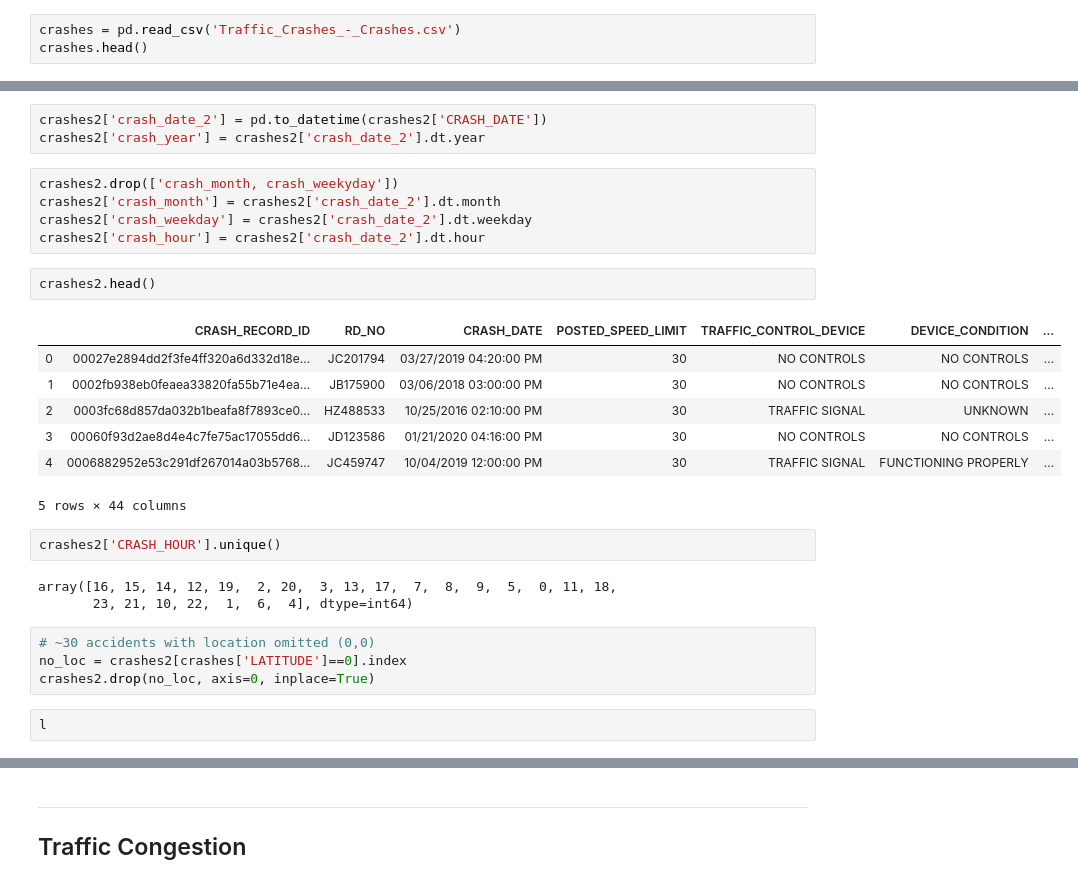
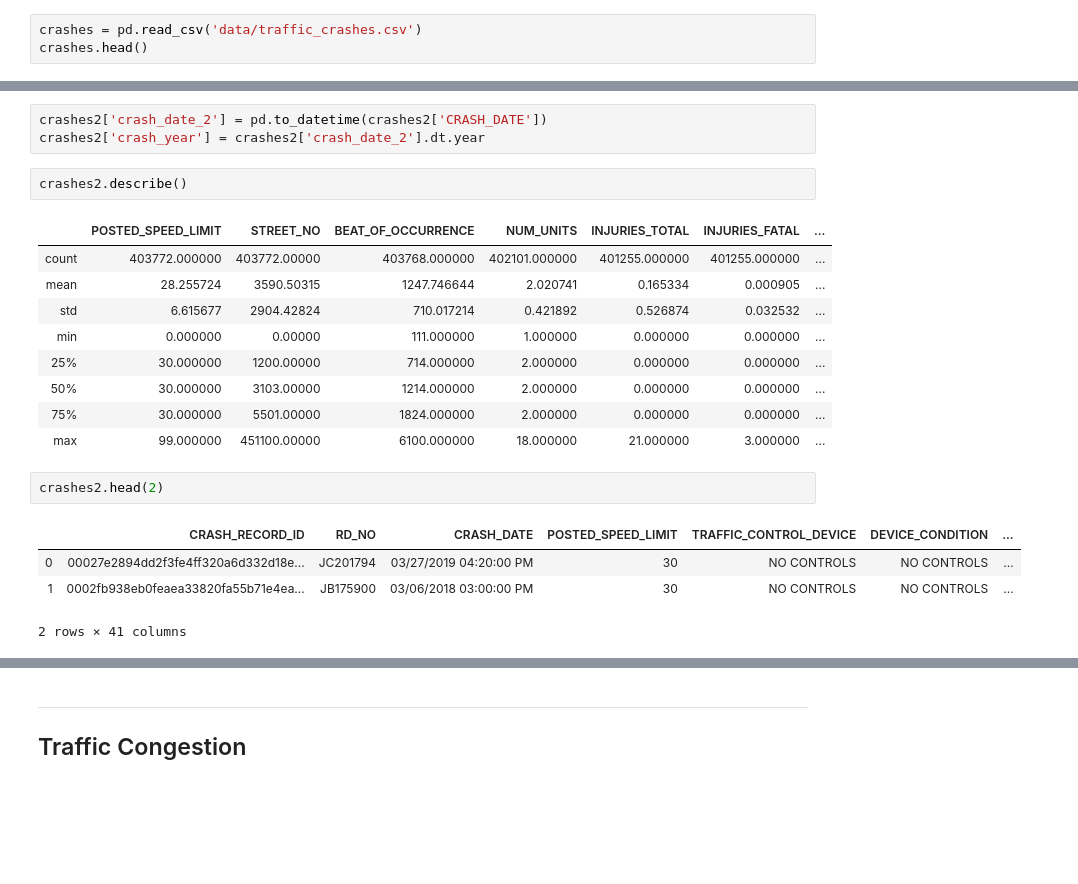
Before and after one commit to Morgan-Sell/chi-traffic-accidents, a Jupyter notebook: chi-transport-eda.ipynb, the cells around one changed output, grey strips where cells are left out. Drawn from its saved outputs; the diff is of its cells as text; blank space fills up the shorter version.

```diff
--- a/chi-transport-eda.ipynb
+++ b/chi-transport-eda.ipynb
@@ -22,7 +22,7 @@ this is _switch_path ---- path =  C:\Users\morga\Anaconda3\lib\site-packages
 # %% [markdown]
 ## Traffic Crashes
 # %%
-crashes = pd.read_csv('Traffic_Crashes_-_Crashes.csv')
+crashes = pd.read_csv('data/traffic_crashes.csv')
 crashes.head()
 # %% [output]
 |  | CRASH_RECORD_ID | RD_NO | CRASH_DATE_EST_I | CRASH_DATE | POSTED_SPEED_LIMIT | TRAFFIC_CONTROL_DEVICE | ... |
@@ -49,29 +49,22 @@ sns.heatmap(crashes2.isnull(), yticklabels=False, cbar=False, cmap='viridis');
 # %%
 crashes2['crash_date_2'] = pd.to_datetime(crashes2['CRASH_DATE'])
 crashes2['crash_year'] = crashes2['crash_date_2'].dt.year
-# %%
-crashes2.drop(['crash_month, crash_weekyday'])
-crashes2['crash_month'] = crashes2['crash_date_2'].dt.month
-crashes2['crash_weekday'] = crashes2['crash_date_2'].dt.weekday
-crashes2['crash_hour'] = crashes2['crash_date_2'].dt.hour
+# %%
+crashes2.describe()
+# %% [output]
+|  | POSTED_SPEED_LIMIT | STREET_NO | BEAT_OF_OCCURRENCE | NUM_UNITS | INJURIES_TOTAL | INJURIES_FATAL | ... |
+| count | 403772.000000 | 403772.00000 | 403768.000000 | 402101.000000 | 401255.000000 | 401255.000000 | ... |
+| mean | 28.255724 | 3590.50315 | 1247.746644 | 2.020741 | 0.165334 | 0.000905 | ... |
+| std | 6.615677 | 2904.42824 | 710.017214 | 0.421892 | 0.526874 | 0.032532 | ... |
+| min | 0.000000 | 0.00000 | 111.000000 | 1.000000 | 0.000000 | 0.000000 | ... |
+| 25% | 30.000000 | 1200.00000 | 714.000000 | 2.000000 | 0.000000 | 0.000000 | ... |
+| 50% | 30.000000 | 3103.00000 | 1214.000000 | 2.000000 | 0.000000 | 0.000000 | ... |
+| 75% | 30.000000 | 5501.00000 | 1824.000000 | 2.000000 | 0.000000 | 0.000000 | ... |
+| max | 99.000000 | 451100.00000 | 6100.000000 | 18.000000 | 21.000000 | 3.000000 | ... |
 # %%
-crashes2.head()
+crashes2.head(2)
 # %% [output]
 |  | CRASH_RECORD_ID | RD_NO | CRASH_DATE | POSTED_SPEED_LIMIT | TRAFFIC_CONTROL_DEVICE | DEVICE_CONDITION | ... |
 | 0 | 00027e2894dd2f3fe4ff320a6d332d18e... | JC201794 | 03/27/2019 04:20:00 PM | 30 | NO CONTROLS | NO CONTROLS | ... |
 | 1 | 0002fb938eb0feaea33820fa55b71e4ea... | JB175900 | 03/06/2018 03:00:00 PM | 30 | NO CONTROLS | NO CONTROLS | ... |
-| 2 | 0003fc68d857da032b1beafa8f7893ce0... | HZ488533 | 10/25/2016 02:10:00 PM | 30 | TRAFFIC SIGNAL | UNKNOWN | ... |
-| 3 | 00060f93d2ae8d4e4c7fe75ac17055dd6... | JD123586 | 01/21/2020 04:16:00 PM | 30 | NO CONTROLS | NO CONTROLS | ... |
-| 4 | 0006882952e53c291df267014a03b5768... | JC459747 | 10/04/2019 12:00:00 PM | 30 | TRAFFIC SIGNAL | FUNCTIONING PROPERLY | ... |
-5 rows × 44 columns
+2 rows × 41 columns
-# %%
-crashes2['CRASH_HOUR'].unique()
-# %% [output]
-array([16, 15, 14, 12, 19,  2, 20,  3, 13, 17,  7,  8,  9,  5,  0, 11, 18,
-       23, 21, 10, 22,  1,  6,  4], dtype=int64)
-# %%
-# ~30 accidents with location omitted (0,0)
-no_loc = crashes2[crashes['LATITUDE']==0].index
-crashes2.drop(no_loc, axis=0, inplace=True)
-# %%
-l
```
Also changed, not shown: parts of 8 cells of this notebook.
